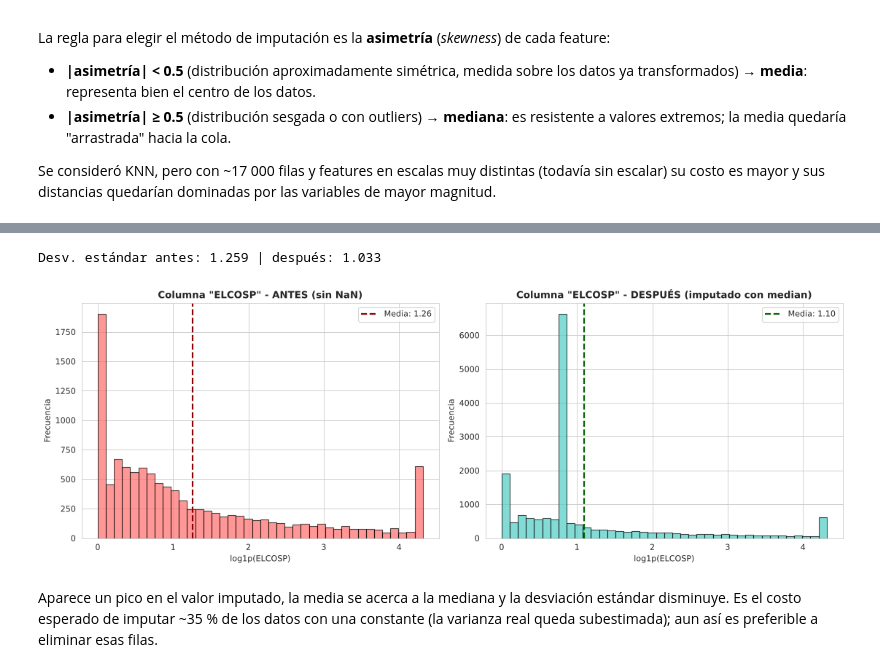
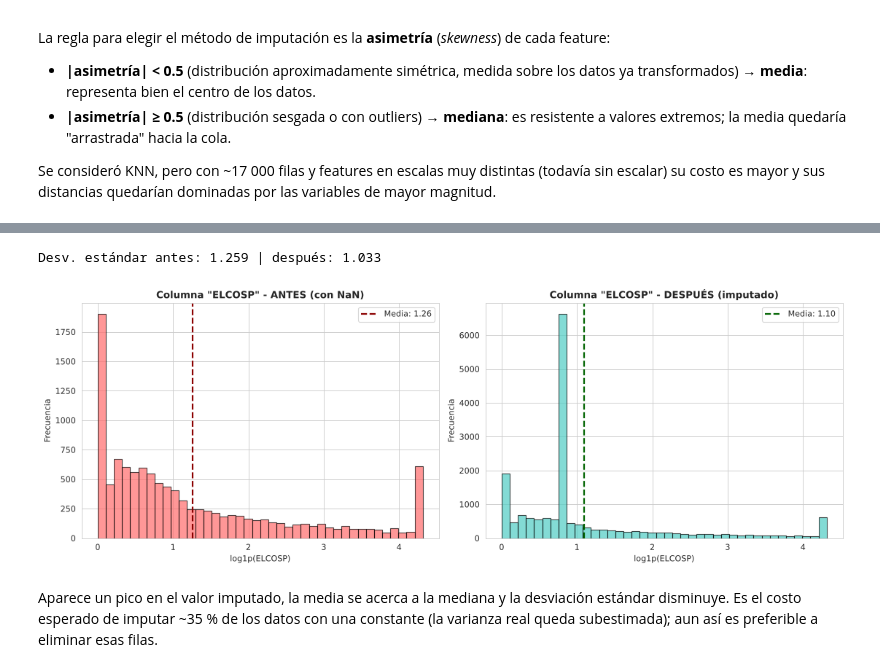
Before and after one commit to israel-cc/IA-_Predicci-n-de-Carbono-Org-nico-en-Suelo-SOC-, a Jupyter notebook: notebooks/02_preprocesamiento.ipynb, the cells around one changed output, grey strips where cells are left out. Saved outputs shown, nothing was run; the diff lists cells and outputs as text; code cells hidden in the pictures.

```diff
--- a/notebooks/02_preprocesamiento.ipynb
+++ b/notebooks/02_preprocesamiento.ipynb
@@ -163,7 +169,7 @@ depth_corr
 # %% [markdown]
 La correlación entre las dos nuevas variables (≈ 0.61) es menor que la de las originales (0.81), por lo que la redundancia baja sin perder la información de profundidad. Se eliminan `upper_depth` y `lower_depth`.
 # %%
-df_model = df_model.drop(columns=['upper_depth', 'lower_depth'])
+df_model = df_model.drop(['upper_depth', 'lower_depth'], axis=1)
 # %% [markdown]
 #### 5.2 `SAND`, `SILT` y `CLAY`
 
@@ -237,20 +252,21 @@ X_train: (17338, 8) | X_test: (4263, 8)
 
 Se aplica **`log1p` = log(1 + x)**, que comprime la cola derecha. Se usa `log1p` (y no `log`) porque estas variables tienen **ceros** (por ejemplo, `TCEQ` es 0 en más de la mitad de las capas no calcáreas) y log(0) no está definido. Es una transformación fija (no aprende parámetros de los datos), así que no genera leakage.
 # %%
+# Features con cola larga a la derecha
 log_cols = ['TCEQ', 'ELCOSP', 'ECEC', 'thickness']
 
-skew_before = X_train[log_cols].skew()
+# Crear copia para comparar
+X_train_sin_log = X_train.copy()
 
+# Aplicar log1p en train y test
 X_train[log_cols] = np.log1p(X_train[log_cols])
 X_test[log_cols] = np.log1p(X_test[log_cols])
 
-skew_after = X_train[log_cols].skew()
-
 log_df = pd.DataFrame({
     'Columna': log_cols,
-    'Asimetría antes': skew_before.values.round(2),
-    'Asimetría después (log1p)': skew_after.values.round(2)
-})
+    'Asimetría antes': X_train_sin_log[log_cols].skew().values,
+    'Asimetría después': X_train[log_cols].skew().values
+}).round(2)
 
 log_df
 # %% [output]
@@ -263,7 +279,7 @@ log_df
 fig, axes = plt.subplots(2, 4, figsize=(18, 8))
 
 for i, col in enumerate(log_cols):
-    sns.histplot(np.expm1(X_train[col]), ax=axes[0, i], bins=40, color='#FF6B6B', alpha=0.7)
+    sns.histplot(X_train_sin_log[col], ax=axes[0, i], bins=40, color='#FF6B6B', alpha=0.7)
     axes[0, i].set_title(f'{col} (original)', fontweight='bold')
 
     sns.histplot(X_train[col], ax=axes[1, i], bins=40, color='#4ECDC4', alpha=0.7)
@@ -439,14 +455,14 @@ strategy_df
 # %%
-cols_mean = strategy_df.loc[strategy_df['Estrategia'] == 'mean', 'Columna'].tolist()
-cols_median = strategy_df.loc[strategy_df['Estrategia'] == 'median', 'Columna'].tolist()
+# |asimetría| < 0.5 -> media
+cols_mean = ['thickness', 'PHAQ', 'SILT']
 
-print(f"Imputación por media: {cols_mean}")
-print(f"Imputación por mediana: {cols_median}")
+# |asimetría| >= 0.5 -> mediana
+cols_median = ['depth_mid', 'CLAY', 'TCEQ', 'ELCOSP', 'ECEC']
 
-# Guardar copia antes de imputar (para comparar)
-X_train_before_impute = X_train.copy()
+# Crear copia para comparar
+X_train_antes = X_train.copy()
 
-# Ajustar SOLO con train y aplicar a train y test
+# Usar SimpleImputer de sklearn (fit solo con train)
 imputer_mean = SimpleImputer(strategy='mean')
 X_train[cols_mean] = imputer_mean.fit_transform(X_train[cols_mean])
 X_test[cols_mean] = imputer_mean.transform(X_test[cols_mean])
@@ -476,31 +480,32 @@ pd.DataFrame({
 # %%
-# Comparar antes y después de imputación en la feature con más faltantes
+# Comparar antes y después de imputación
 fig, axes = plt.subplots(1, 2, figsize=(14, 5))
 
+# Datos
 feature = 'ELCOSP'
-metodo = strategy_df.set_index('Columna').loc[feature, 'Estrategia']
-datos_antes = X_train_before_impute[feature].dropna()
+datos_antes = X_train_antes[feature].dropna()
 datos_despues = X_train[feature]
 
+# Iterar sobre ambos
 for i, (datos, titulo, color) in enumerate([
-    (datos_antes, 'ANTES (sin NaN)', '#FF6B6B'),
-    (datos_despues, f'DESPUÉS (imputado con {metodo})', '#4ECDC4')
+    (datos_antes, 'ANTES (con NaN)', '#FF6B6B'),
+    (datos_despues, 'DESPUÉS (imputado)', '#4ECDC4')
 ]):
     axes[i].hist(datos, bins=40, color=color, alpha=0.7, edgecolor='black')
     axes[i].axvline(datos.mean(), color='darkred' if i == 0 else 'darkgreen',
                     linestyle='--', linewidth=2, label=f'Media: {datos.mean():.2f}')
     axes[i].set_title(f'Columna "{feature}" - {titulo}', fontweight='bold')
     axes[i].set_xlabel('log1p(ELCOSP)')
     axes[i].set_ylabel('Frecuencia')
     axes[i].legend()
 
 plt.tight_layout()
 plt.show()
 
 print(f"Desv. estándar antes: {datos_antes.std():.3f} | después: {datos_despues.std():.3f}")
 # %% [output]
 Desv. estándar antes: 1.259 | después: 1.033
-[figure, old version]
+[figure, new version]
 # %% [markdown]
 Aparece un pico en el valor imputado, la media se acerca a la mediana y la desviación estándar disminuye. Es el costo esperado de imputar ~35 % de los datos con una constante (la varianza real queda subestimada); aun así es preferible a eliminar esas filas.
 # %% [markdown]
```
Also changed, not shown: parts of 37 cells of this notebook.
